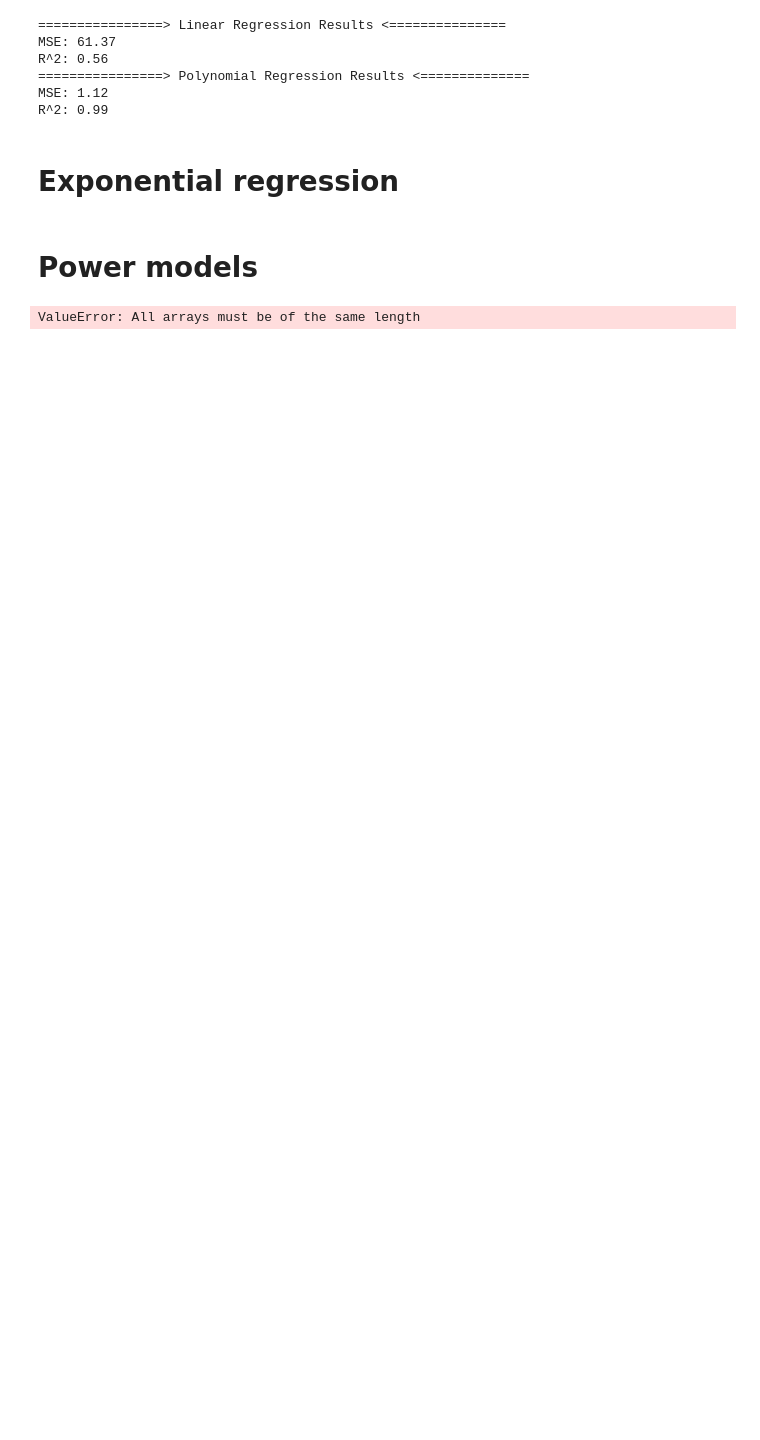
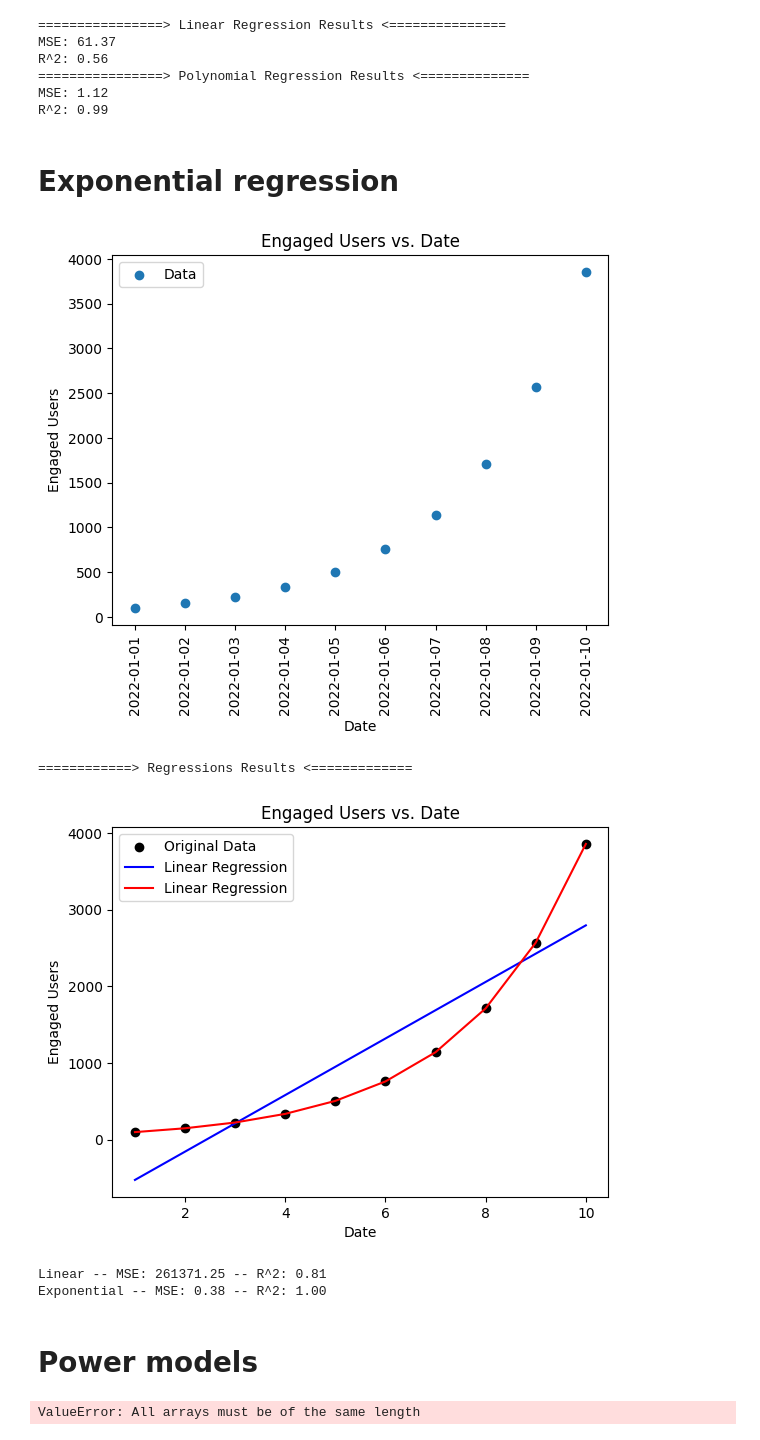
Before and after one commit to WilfridoTA/AdvancedAI_Python-Stats, a Jupyter notebook: Parte 2/Advanced_Regression_Analysis_part_1.ipynb, the cells around one changed output. Saved outputs shown, nothing was run; the diff lists cells and outputs as text; code cells hidden in the pictures; blank space fills up the shorter version.

Commit message:
Exponential Regression added

```diff
--- a/Parte 2/Advanced_Regression_Analysis_part_1.ipynb
+++ b/Parte 2/Advanced_Regression_Analysis_part_1.ipynb
@@ -101,3 +73,54 @@ data = {
+# %%
+# Sample dataset
+data_er = {
+    'Date': pd.date_range(start='2022-01-01', periods=10),
+    'Engaged_Users': [100, 150, 225, 338, 507, 761, 1142, 1713, 2570, 3855]
+}
+
+df_er = pd.DataFrame(data_er)
+# %%
+# Extract the features (Date) and target (Engaged_Users)
+er_x = df_er['Date'].dt.day.to_frame() #Accedemos al día y lo convertimos a un dataframe para poder realizar el modelo
+er_y = df_er[['Engaged_Users']]
+
+# Visualize the data
+plt.figure()
+plt.scatter(df_er['Date'], er_y, label='Data')
+plt.xticks(rotation=90)
+plt.ylabel('Engaged Users')
+plt.xlabel('Date')
+plt.title('Engaged Users vs. Date')
+plt.legend()
+plt.show()
+
+# Fit linear regression for comparison
+er_lin_reg = LinearRegression().fit(er_x, er_y)
+er_lin_pred = er_lin_reg.predict(er_x)
+
+# Fit exponential regression
+y_transformed = np.log(er_y)
+er_model = LinearRegression().fit(er_x, y_transformed)
+er_model_pred = np.exp(er_model.predict(er_x)) #Usamos la transformación inversa para convertir la predicción a la escala original de Y
+
+# Evaluate the models
+print("============> Regressions Results <=============")
+plt.figure()
+plt.scatter(er_x, er_y, label='Original Data', color='black')
+plt.plot(er_x, er_lin_pred, label='Linear Regression', color='blue')
+plt.plot(er_x, er_model_pred, label='Linear Regression', color='red')
+plt.xlabel('Date')
+plt.ylabel('Engaged Users')
+plt.title('Engaged Users vs. Date')
+plt.legend()
+plt.show()
+print(f"Linear -- MSE: {mean_squared_error(er_y, er_lin_pred):.2f} -- R^2: {r2_score(er_y, er_lin_pred):.2f}")
+print(f"Exponential -- MSE: {mean_squared_error(er_y, er_model_pred):.2f} -- R^2: {r2_score(er_y, er_model_pred):.2f}")
+# %% [output]
+[figure, added]
+============> Regressions Results <=============
+[figure, added]
+Linear -- MSE: 261371.25 -- R^2: 0.81
+Exponential -- MSE: 0.38 -- R^2: 1.00
 # %% [markdown]
 # Power models
 # %%
```
Also changed, not shown: parts of 3 cells of this notebook.
